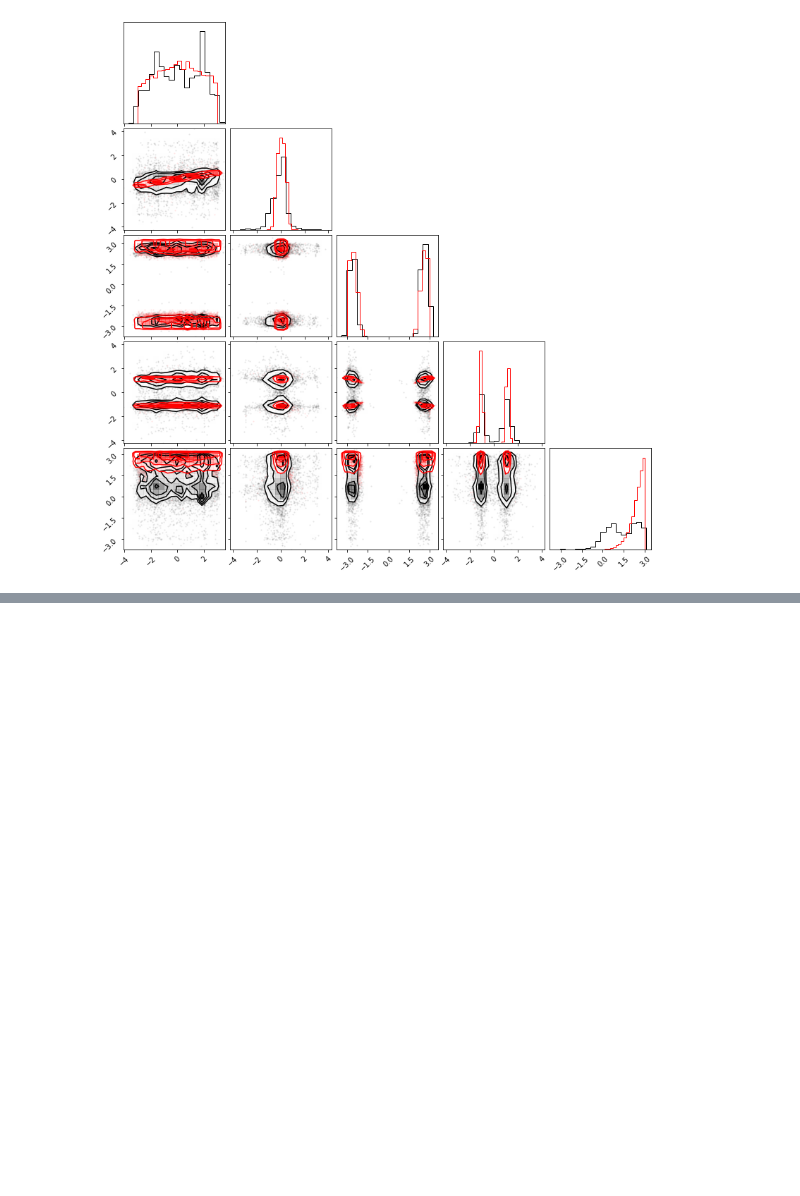
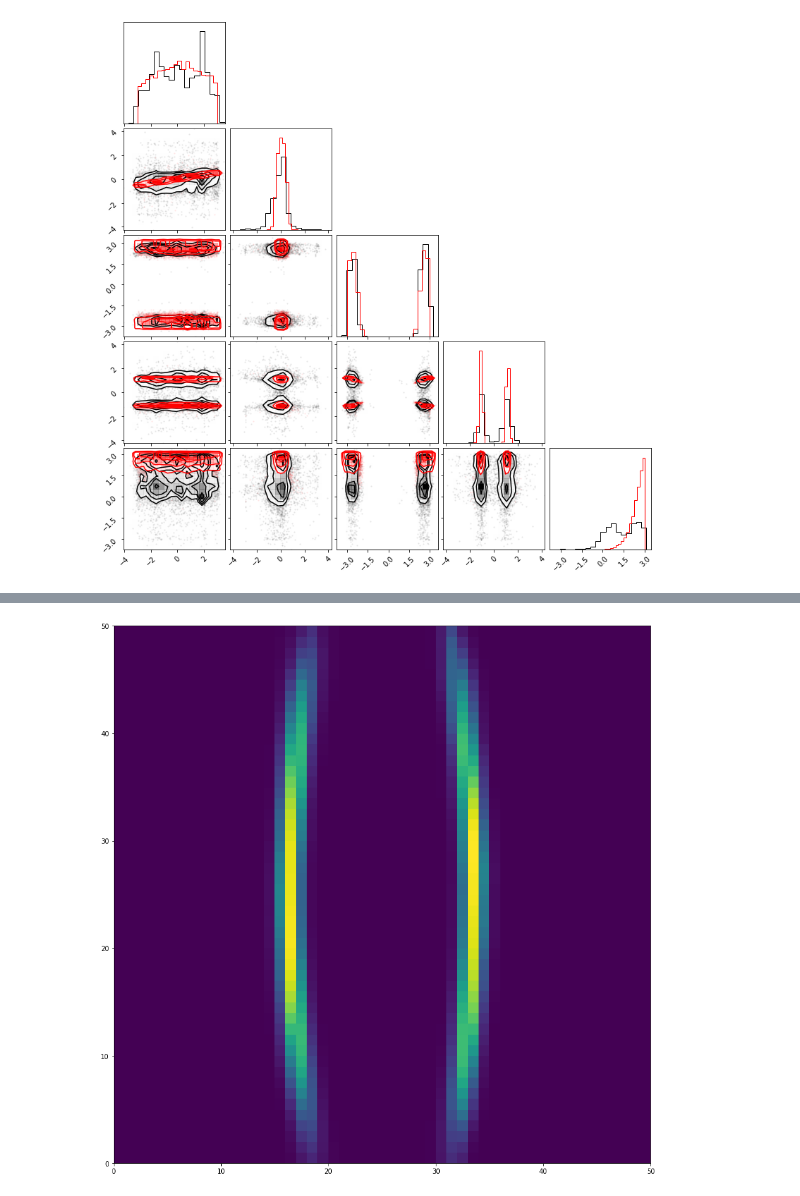
Before and after one commit to suicee/diffusion_for_inference, a Jupyter notebook: npe_sbi.ipynb, the cells around one changed output, grey strips where cells are left out. Cells and saved outputs as stored; diff of their text form; code cells hidden in the pictures; blank space fills up the shorter version.

```diff
--- a/npe_sbi.ipynb
+++ b/npe_sbi.ipynb
@@ -352,0 +446,16 @@ np.save('nf_sclp_pos.npy',eval_samples)
+# %%
+# Plot learned distribution
+nfm.eval()
+
+x0 = np.stack(np.meshgrid(np.linspace(-3, 3, 50), np.linspace(-2, 2.0, 50)), axis=-1).reshape(-1, 2)
+xx = torch.tensor(x0).float().to(device)
+log_prob = nfm.log_prob(xx).to('cpu').view(50,50)
+prob = torch.exp(log_prob)
+prob[torch.isnan(prob)] = 0
+
+plt.figure(figsize=(15, 15))
+plt.pcolor(prob.data.numpy())
+plt.gca().set_aspect('equal', 'box')
+plt.show()
+# %% [output]
+[figure, added]
```
Also changed, not shown: parts of 8 cells of this notebook, 1 other file.
